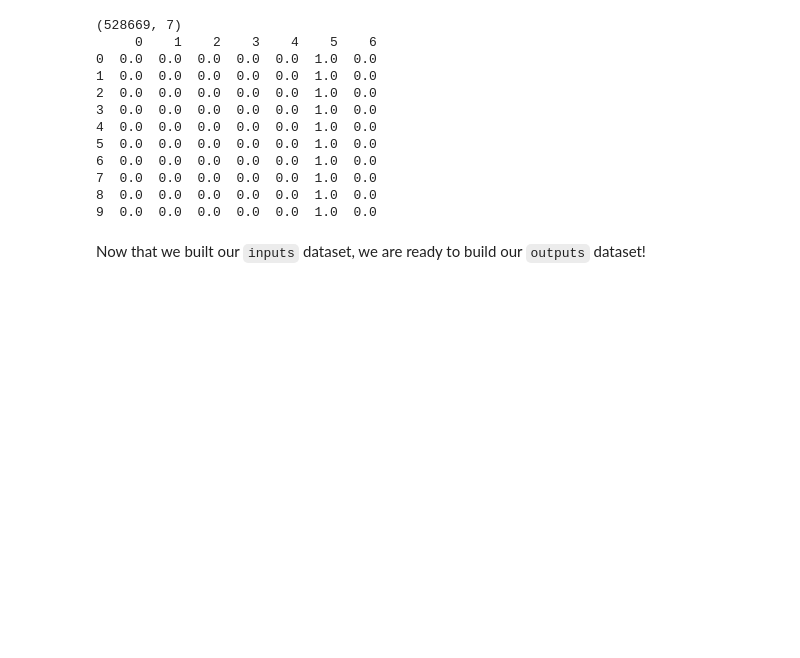
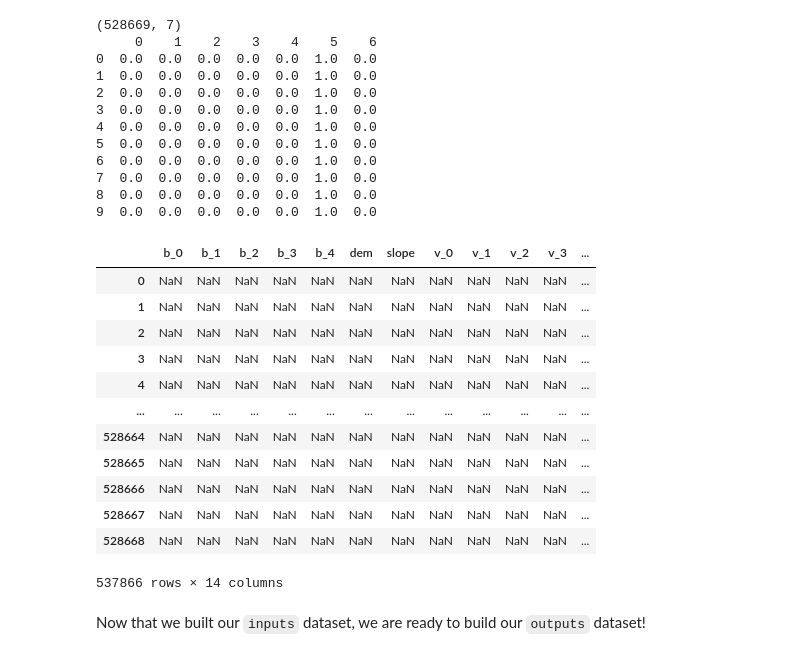
Before and after one commit to adrienabbet/2025_ML_EES, a Jupyter notebook: notebook_ml/S3_4_Wildfire_Risk_Italy.ipynb, the cells around one changed output. Cells and saved outputs as stored; diff of their text form; code cells hidden in the pictures; blank space fills up the shorter version.

```diff
--- a/notebook_ml/S3_4_Wildfire_Risk_Italy.ipynb
+++ b/notebook_ml/S3_4_Wildfire_Risk_Italy.ipynb
@@ -267,17 +267,31 @@ bio_transform = bio_transform.add_prefix('b_')
 ############################################################################################################
 # 5. Convert 'inputs' into Panda DataFrame
 ############################################################################################################
-inputs_gdf = ___________(_____)
+inputs_gdf = pd.DataFrame(inputs)
 ############################################################################################################
 # 6. Add 'veg_transform' and 'bio_transform' into the inputs DataFrame
 ############################################################################################################
-inputs_gdf = inputs_gdf.___(___________)
-inputs_gdf = inputs_gdf.___(____________)
+inputs_gdf = inputs_gdf.add(veg_transform)
+inputs_gdf = inputs_gdf.add(bio_transform)
 # %%
 ############################################################################################################
 # 7. Use .drop() to delete 'veg' and 'bioclim' from DataFrame
 ############################################################################################################
-inputs_gdf.drop(_____=[____,_____])
+inputs_gdf.drop(columns=['veg','bioclim'])
+# %% [output]
+|  | b_0 | b_1 | b_2 | b_3 | b_4 | dem | slope | v_0 | v_1 | v_2 | v_3 | ... |
+| 0 | NaN | NaN | NaN | NaN | NaN | NaN | NaN | NaN | NaN | NaN | NaN | ... |
+| 1 | NaN | NaN | NaN | NaN | NaN | NaN | NaN | NaN | NaN | NaN | NaN | ... |
+| 2 | NaN | NaN | NaN | NaN | NaN | NaN | NaN | NaN | NaN | NaN | NaN | ... |
+| 3 | NaN | NaN | NaN | NaN | NaN | NaN | NaN | NaN | NaN | NaN | NaN | ... |
+| 4 | NaN | NaN | NaN | NaN | NaN | NaN | NaN | NaN | NaN | NaN | NaN | ... |
+| ... | ... | ... | ... | ... | ... | ... | ... | ... | ... | ... | ... | ... |
+| 528664 | NaN | NaN | NaN | NaN | NaN | NaN | NaN | NaN | NaN | NaN | NaN | ... |
+| 528665 | NaN | NaN | NaN | NaN | NaN | NaN | NaN | NaN | NaN | NaN | NaN | ... |
+| 528666 | NaN | NaN | NaN | NaN | NaN | NaN | NaN | NaN | NaN | NaN | NaN | ... |
+| 528667 | NaN | NaN | NaN | NaN | NaN | NaN | NaN | NaN | NaN | NaN | NaN | ... |
+| 528668 | NaN | NaN | NaN | NaN | NaN | NaN | NaN | NaN | NaN | NaN | NaN | ... |
+537866 rows × 14 columns
 # %% [markdown]
 Now that we built our `inputs` dataset, we are ready to build our `outputs` dataset!
 # %% [markdown]
```
Also changed, not shown: parts of 3 cells of this notebook.
